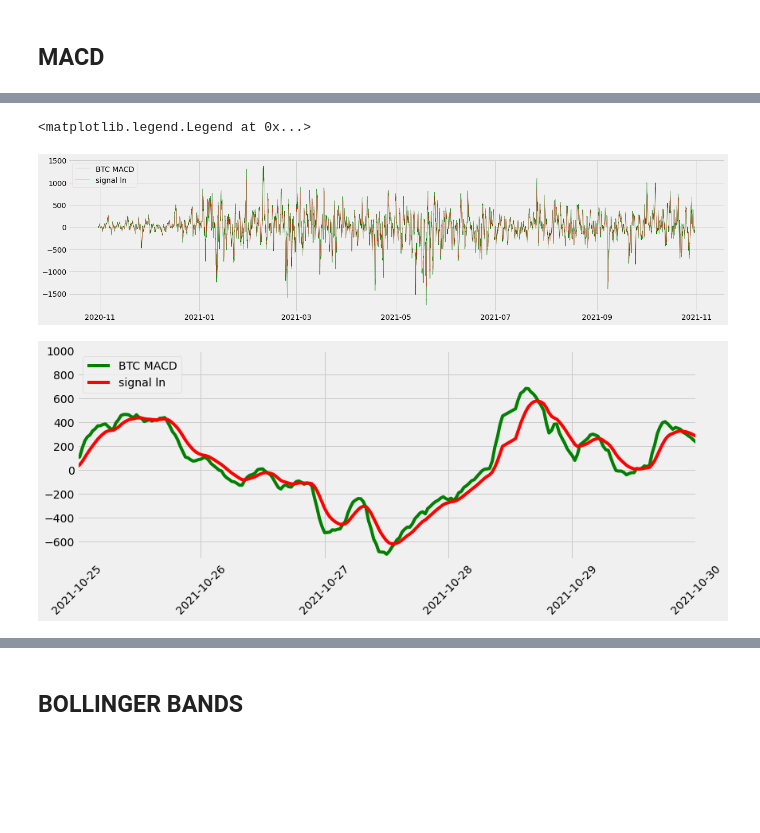
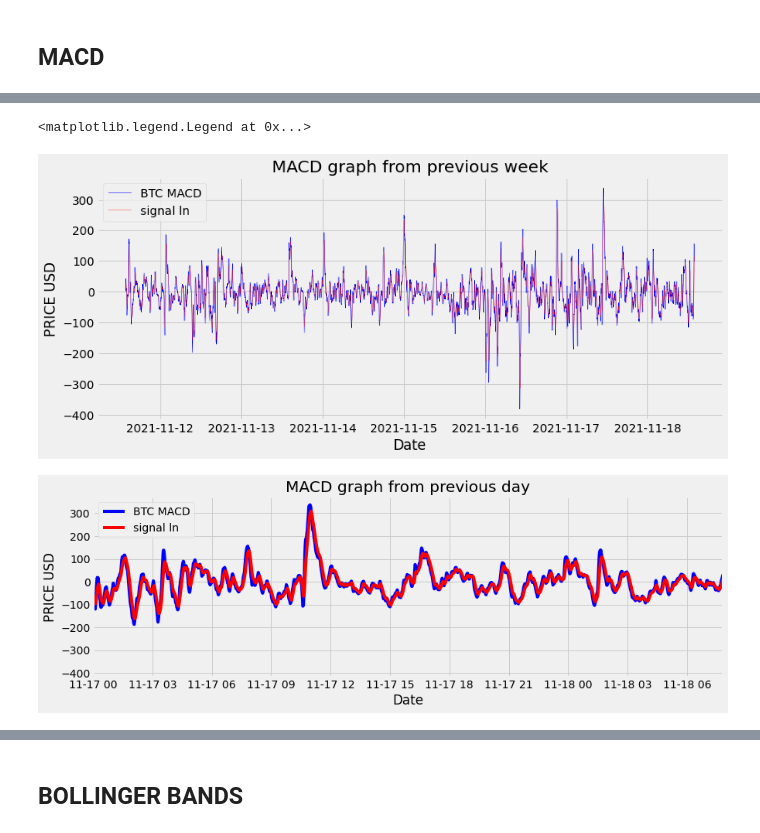
Before and after one commit to coldstrel/bitcoin_final, a Jupyter notebook: Team_4_Crypto_Bot.ipynb, the cells around one changed output, grey strips where cells are left out. Cells and saved outputs as stored; diff of their text form; code cells hidden in the pictures; blank space fills up the shorter version.

Commit message:
created TI_graphs and get_crypto

```diff
--- a/Team_4_Crypto_Bot.ipynb
+++ b/Team_4_Crypto_Bot.ipynb
@@ -91,0 +54,3 @@ BTC_data_complete_dateindex_df.tail()
+# %%
+crypto_df= get_crypto_data('BTCUSDT','1m','1 week').tz_localize('UTC').tz_convert('Mexico/General')
+crypto_df.shape
@@ -301,5 +266,5 @@ plt.show()
 # %%
 #Create DF for MACD
-BTC_data_MACD_complete_df=BTC_data_complete_dateindex_df.loc[:,:'Volume']
-BTC_data_MACD_complete_df.head()
+crypto_MACD_df= crypto_df.copy(deep=True)
+crypto_MACD_df.head()
 # %% [output]
@@ -312,16 +278,16 @@ BTC_data_MACD_complete_df.head()
 # %%
 #Calculate MACD and signal line
 # short term EMA ewm=exponential weighted functions
-BTC_data_MACD_complete_df['S_EMA']=BTC_data_MACD_complete_df.Last.ewm(span=12, adjust=False).mean()
+crypto_MACD_df['S_EMA']=crypto_MACD_df.Last.ewm(span=12, adjust=False).mean()
 #Long term EMA ewm=exponential weighted functions
-BTC_data_MACD_complete_df['L_EMA']=BTC_data_MACD_complete_df.Last.ewm(span=26, adjust=False).mean()
+crypto_MACD_df['L_EMA']=crypto_MACD_df.Last.ewm(span=26, adjust=False).mean()
 
 #Calculate MACD line
-BTC_data_MACD_complete_df['MACD_line']=\
-                          BTC_data_MACD_complete_df.S_EMA-BTC_data_MACD_complete_df.L_EMA
+crypto_MACD_df['MACD_line']=\
+                          crypto_MACD_df.S_EMA-crypto_MACD_df.L_EMA
 
 #calculate Signal Line
-BTC_data_MACD_complete_df['Sig_line']=\
-                          BTC_data_MACD_complete_df.MACD_line.ewm(span=9, adjust=False).mean()
-BTC_data_MACD_complete_df.head()
+crypto_MACD_df['Sig_line']=\
+                          crypto_MACD_df.MACD_line.ewm(span=9, adjust=False).mean()
+crypto_MACD_df.head()
 # %% [output]
@@ -334,23 +301,27 @@ BTC_data_MACD_complete_df.head()
 # %%
-plt.figure(figsize=(20, 5))
-plt.plot(BTC_data_MACD_complete_df.MACD_line, label='BTC MACD', color='g',linewidth=0.5)
-plt.plot(BTC_data_MACD_complete_df.Sig_line, label='signal ln', color='r', linewidth=0.3)
+#chart from previous week
+plt.figure(figsize=(12, 5))
+plt.plot(crypto_MACD_df.MACD_line, label='BTC MACD', color='b',linewidth=0.5)
+plt.plot(crypto_MACD_df.Sig_line, label='signal ln', color='r', linewidth=0.3)
+plt.title('MACD graph from previous week')
+plt.xlabel('Date')
+plt.ylabel('PRICE USD')
 plt.legend(loc='upper left')
 # %% [output]
 <matplotlib.legend.Legend at 0x...>
-[figure, old version]
+[figure, new version]
 # %%
-# plt chart
-initial_date = datetime(2021,10,25)
-final_date = datetime(2021,10,30)
-
-plt.figure(figsize=(12.4, 4.5))
-plt.plot(BTC_data_MACD_complete_df.MACD_line, label='BTC MACD', color='g')
-plt.plot(BTC_data_MACD_complete_df.Sig_line, label='signal ln', color='r')
+# plt chart from previous day
+now = datetime.now()
+Previous_Date = date.today() - timedelta(days=1)
+plt.figure(figsize=(13, 4))
+plt.plot(crypto_MACD_df.MACD_line, label='BTC MACD', color='b')
+plt.plot(crypto_MACD_df.Sig_line, label='signal ln', color='r')
 plt.legend(loc='upper left')
-plt.xlim([initial_date,final_date])
-plt.ylim([-750,1000])
-plt.xticks(rotation=45)
+plt.xlim([Previous_Date, now])
+plt.title('MACD graph from previous day')
+plt.xlabel('Date')
+plt.ylabel('PRICE USD')
 plt.show()
 # %% [output]
-[figure, old version]
+[figure, new version]
```
Also changed, not shown: parts of 46 cells of this notebook.
